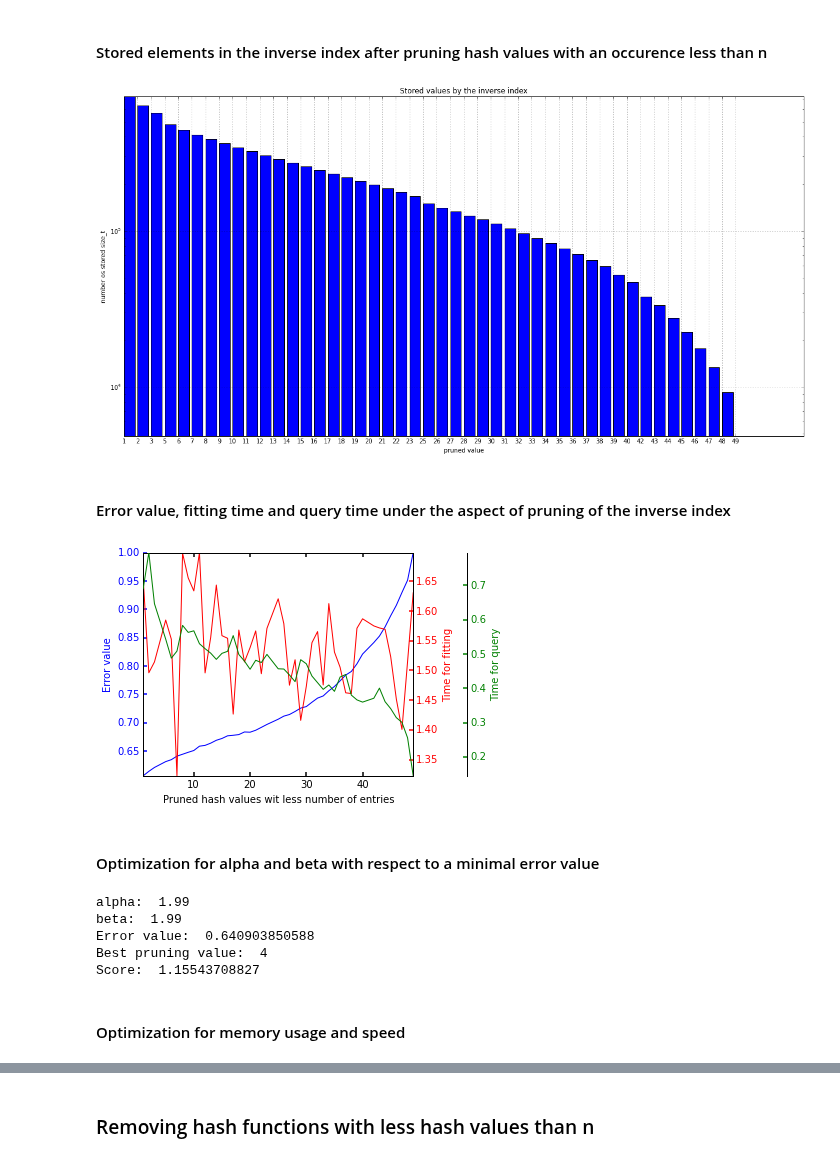
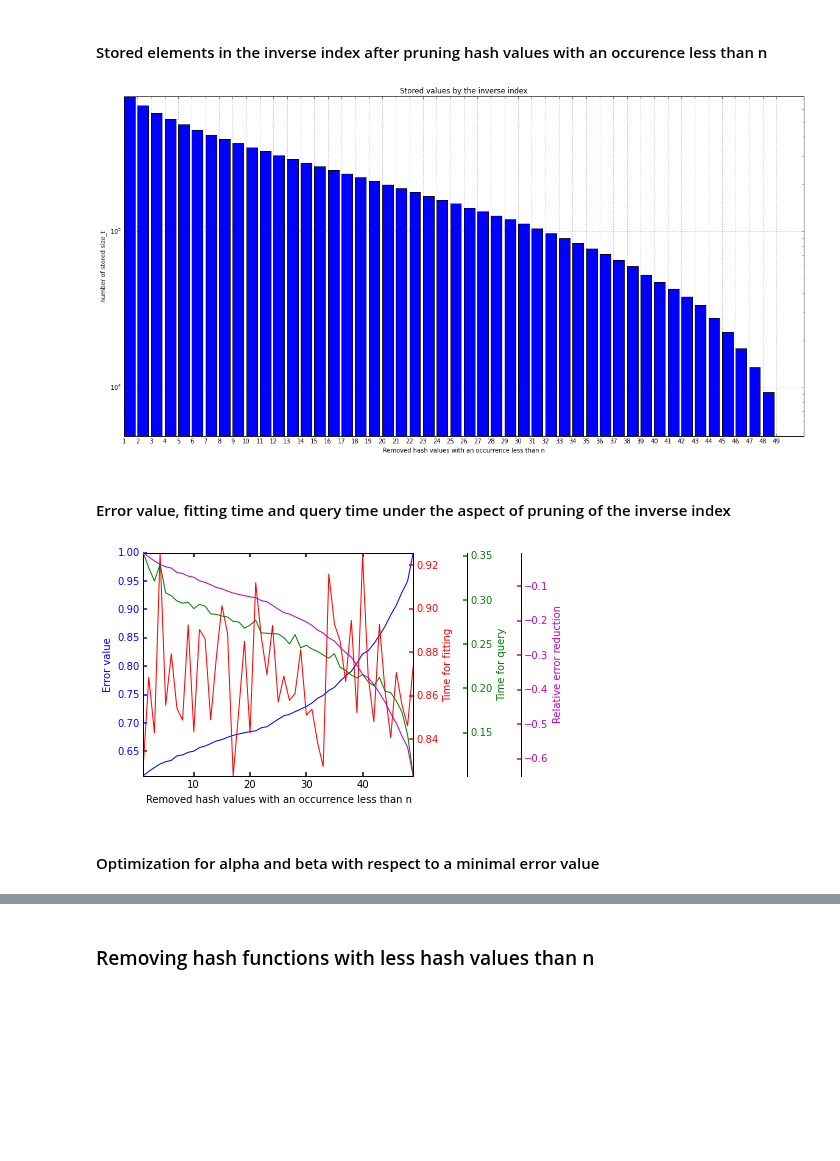
Before and after one commit to joachimwolff/sparse-neighbors-search, a Jupyter notebook: example/Methods to save memory.ipynb, the cells around one changed output, grey strips where cells are left out. Cells and saved outputs as stored; diff of their text form; code cells hidden in the pictures; blank space fills up the shorter version.

```diff
--- a/example/Methods to save memory.ipynb
+++ b/example/Methods to save memory.ipynb
@@ -42,3 +36,9 @@ def relative_error_reduction(max_error, new_error_list):
+# %%
+def relative_error_reduction(max_error, new_error):
+#     print max_error
+#     print new_error
+#     print "rel: ", (max_error - new_error)/float(max_error)
+    return (max_error - new_error)/float(max_error)
 # %%
 def getMemory(distribution_pruning, iteration_value_list, time_fit_list, error_list, time_kneighbors_list):
     memory_list = []
@@ -99,7 +96,8 @@ def make_patch_spines_invisible(ax):
     ax.patch.set_visible(False)
     for sp in ax.spines.values():
         sp.set_visible(False)
-def createPlot(x_values_list, accuracy, time_fit, time_kneighbors, xlabel, ylabelAccuracy, ylabelFit, ylabelKneighbors,
+def createPlot(x_values_list, accuracy, time_fit, time_kneighbors, relative_error_reduction,
+               xlabel, ylabelAccuracy, ylabelFit, ylabelKneighbors, ylabel_relative_error_reduction,
               mean=None, std=None, fig_size=None):
     if fig_size != None:
         plt.figure(figsize=fig_size)
@@ -108,45 +106,57 @@ def createPlot(x_values_list, accuracy, time_fit, time_kneighbors, xlabel, ylabe
 
     par1 = host.twinx()
     par2 = host.twinx()
-    if mean != None:
-        par3 = host.twinx()
-        par3.plot((mean, min(accuracy)), (mean, min(accuracy)), 'k-')
-        par4 = host.twinx()
-        par4.plot((std, min(accuracy)), (std, min(accuracy)), 'k-')
+    par3 = host.twinx()
 
     # Offset the right spine of par2.  The ticks and label have already been
     # placed on the right by twinx above.
     par2.spines["right"].set_position(("axes", 1.2))
+    par3.spines["right"].set_position(("axes", 1.4))
+
     # Having been created by twinx, par2 has its frame off, so the line of its
     # detached spine is invisible.  First, activate the frame but make the patch
     # and spines invisible.
     make_patch_spines_invisible(par2)
+    make_patch_spines_invisible(par3)
+
     # Second, show the right spine.
     par2.spines["right"].set_visible(True)
+    par3.spines["right"].set_visible(True)
+
 
     p1, = host.plot(x_values_list, accuracy, "b-")
     p2, = par1.plot(x_values_list, time_fit, "r-")
     p3, = par2.plot(x_values_list, time_kneighbors, "g-")
+    p4, = par3.plot(x_values_list, relative_error_reduction, "m-")
+
 
     host.set_xlim(min(x_values_list), max(x_values_list))
     host.set_ylim(min(accuracy), max(accuracy))
     par1.set_ylim(min(time_fit), max(time_fit))
     par2.set_ylim(min(time_kneighbors), max(time_kneighbors))
+    par3.set_ylim(min(relative_error_reduction), max(relative_error_reduction))
+
 
     host.set_xlabel(xlabel)
     host.set_ylabel(ylabelAccuracy)
     par1.set_ylabel(ylabelFit)
     par2.set_ylabel(ylabelKneighbors)
+    par3.set_ylabel(ylabel_relative_error_reduction)
+
 
     host.yaxis.label.set_color(p1.get_color())
     par1.yaxis.label.set_color(p2.get_color())
     par2.yaxis.label.set_color(p3.get_color())
+    par3.yaxis.label.set_color(p4.get_color())
+
 
     tkw = dict(size=4, width=1.5)
     host.tick_params(axis='y', colors=p1.get_color(), **tkw)
     par1.tick_params(axis='y', colors=p2.get_color(), **tkw)
     par2.tick_params(axis='y', colors=p3.get_color(), **tkw)
+    par3.tick_params(axis='y', colors=p4.get_color(), **tkw)
+
     host.tick_params(axis='x', **tkw)
 
-    lines = [p1, p2, p3]
+    lines = [p1, p2, p3, p4]
     plt.show()
@@ -208,7 +225,7 @@ for i in xrange(1, 52):
         time_kneighbors_list.append(dist_tmp[2])
         iteration_value_list.append(i)
 # %%
-memory_list, iteration_value_list, time_fit_list, error_list, time_kneighbors_list = \
+memory_list, iteration_value_list, time_fit_list, error_list, time_kneighbors_list, relative_error_reduction_list = \
 getMemory(distribution_pruning, iteration_value_list, time_fit_list, error_list, time_kneighbors_list)
 # %% [markdown]
 #### Stored elements in the inverse index after pruning hash values with an occurence less than n
@@ -221,29 +238,21 @@ plt.xticks(data, iteration_value_list)
 ymax = max(memory_list)
 plt.ylim(0, ymax)
 plt.grid()
-plt.ylabel("number os stored size_t")
-plt.xlabel("pruned value")
+plt.ylabel("number of stored size_t")
+plt.xlabel("Removed hash values with an occurrence less than n")
 plt.title("Stored values by the inverse index")
 plt.show()
 # %% [output]
-[figure, old version]
+[figure, new version]
 # %% [markdown]
 #### Error value, fitting time and query time under the aspect of pruning of the inverse index
 # %%
-createPlot(iteration_value_list, error_list, time_fit_list, time_kneighbors_list,
-           "Pruned hash values wit less number of entries", "Error value",
-           "Time for fitting", "Time for query")
+createPlot(iteration_value_list, error_list, time_fit_list, time_kneighbors_list, relative_error_reduction_list,
+           "Removed hash values with an occurrence less than n", "Error value",
+           "Time for fitting", "Time for query", "Relative error reduction")
 # %% [output]
-[figure, old version]
+[figure, new version]
 # %% [markdown]
 #### Optimization for alpha and beta with respect to a minimal error value
 # %%
-result, plotValues = computeAlphaBeta(error_list, memory_list, time_fit_list, max_memory, max_time)
+best_values, plotValues = computeAlphaBeta(error_list, memory_list, time_fit_list, max_memory, max_time)
-# %% [output]
-alpha:  1.99
-beta:  1.99
-Error value:  0.640903850588
-Best pruning value:  4
-Score:  1.15543708827
-# %% [markdown]
-#### Optimization for memory usage and speed
```
Also changed, not shown: parts of 66 cells of this notebook, 4 other files.
